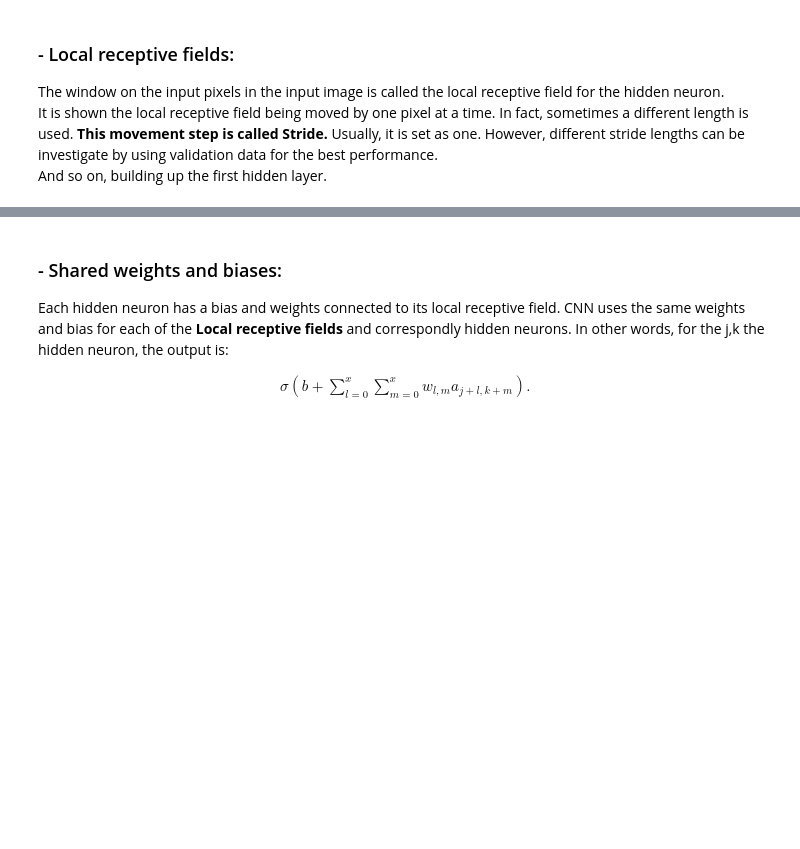
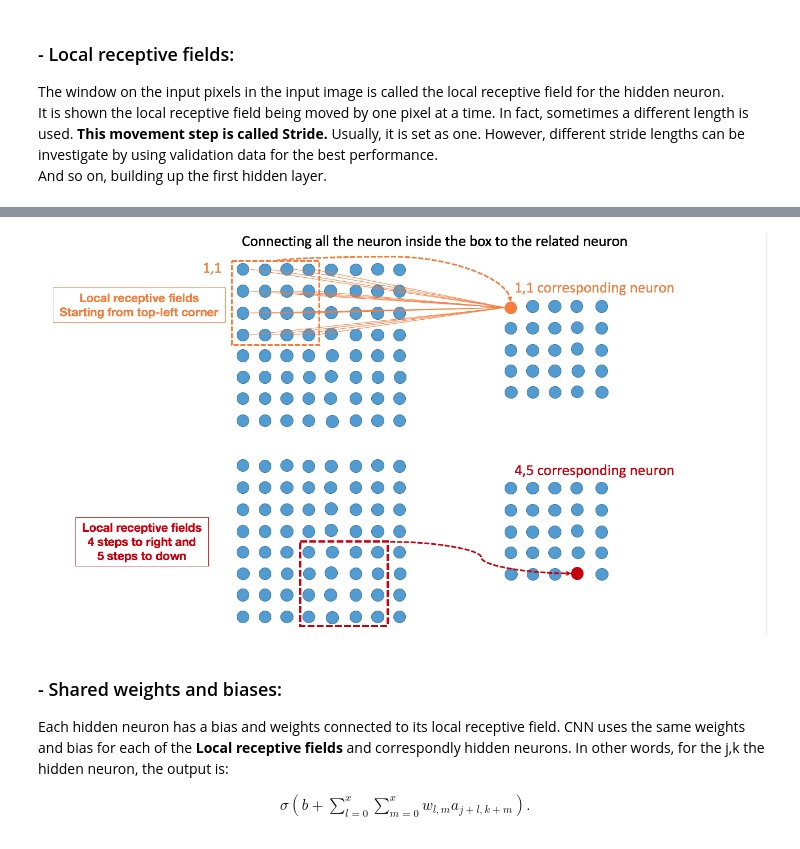
Before and after one commit to cloudandbigdatalab/Big-Data-Machine-Learning-Doc, a Jupyter notebook: Raw/Ali/CNN_tf.ipynb, the cells around one changed output, grey strips where cells are left out. Cells and saved outputs as stored; diff of their text form; code cells hidden in the pictures; blank space fills up the shorter version.

```diff
--- a/Raw/Ali/CNN_tf.ipynb
+++ b/Raw/Ali/CNN_tf.ipynb
@@ -70,6 +75,11 @@ It is shown the local receptive field being moved by one pixel at a time. In fac
 And so on, building up the first hidden layer.
 # %% [markdown]
 ![eximage](http://localhost:7777/files/Big-Data-Machine-Learning-Doc/Raw/Ali/pic/Local_Receptive.png)
+# %%
+from IPython.display import Image, display
+display(Image(filename='pic/Local_Receptive.png'))
+# %% [output]
+[figure, added]
 # %% [markdown]
 ### - Shared weights and biases:
 Each hidden neuron has a bias and weights connected to its local receptive field. CNN uses the same weights and bias for each of the **Local receptive fields** and correspondly hidden neurons. In other words, for the j,k the hidden neuron, the output is:
```
Also changed, not shown: parts of 16 cells of this notebook.
